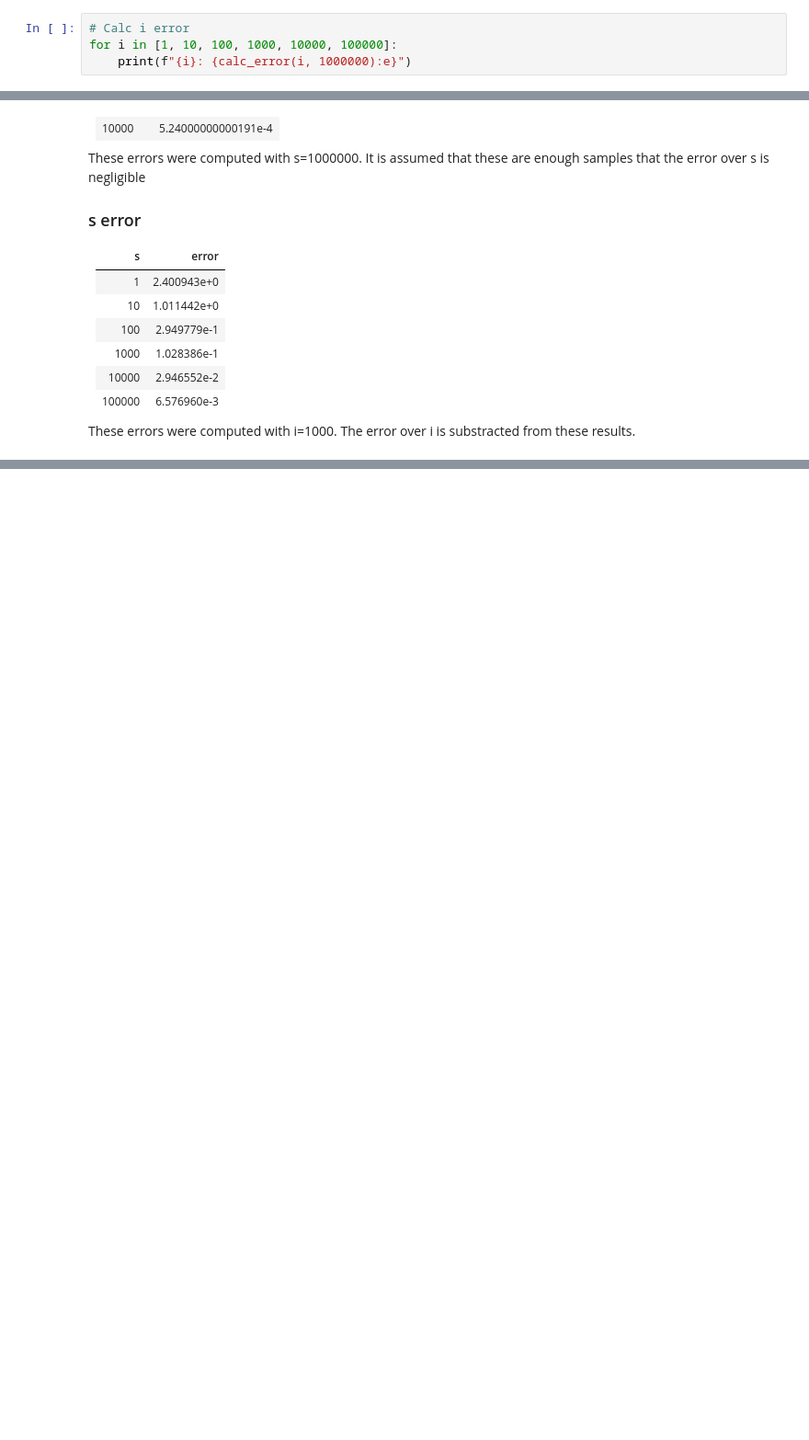
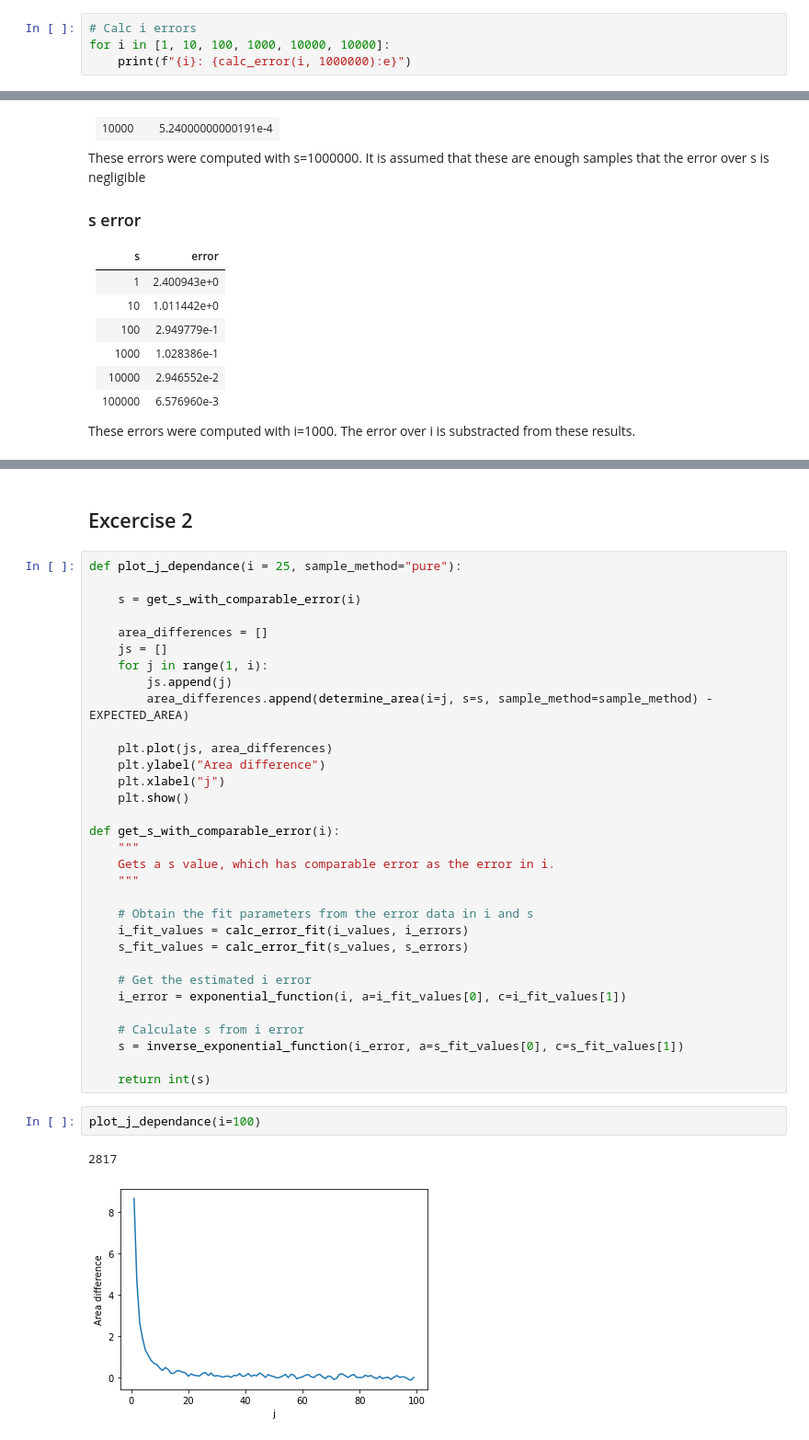
Before and after one commit to PeterVoerman/StochSim, a Jupyter notebook: mandelbrot_nick.ipynb, the cells around one changed output, grey strips where cells are left out. Shown at 92% size. Cells and saved outputs as stored; diff of their text form; blank space fills up the shorter version.

Commit message:
Fixed the function for obtaining a s value with comparable i error

```diff
--- a/mandelbrot_nick.ipynb
+++ b/mandelbrot_nick.ipynb
@@ -283,4 +243,4 @@ plot_i_s_variance(i_list, s_list, nruns=3, log=True)
 # %%
-# Calc i error
-for i in [1, 10, 100, 1000, 10000, 100000]:
+# Calc i errors
+for i in [1, 10, 100, 1000, 10000, 10000]:
     print(f"{i}: {calc_error(i, 1000000):e}")
@@ -384,3 +345,42 @@ plot_error(s_values, s_errors, title="s error", xlabel="s")
 # %% [output]
 [figure]
 [figure]
+# %% [markdown]
+## Excercise 2
+# %%
+def plot_j_dependance(i = 25, sample_method="pure"):
+
+    s = get_s_with_comparable_error(i)
+
+    area_differences = []
+    js = []
+    for j in range(1, i):
+        js.append(j)
+        area_differences.append(determine_area(i=j, s=s, sample_method=sample_method) - EXPECTED_AREA)
+
+    plt.plot(js, area_differences)
+    plt.ylabel("Area difference")
+    plt.xlabel("j")
+    plt.show()
+
+def get_s_with_comparable_error(i):
+    """
+    Gets a s value, which has comparable error as the error in i.
+    """
+
+    # Obtain the fit parameters from the error data in i and s
+    i_fit_values = calc_error_fit(i_values, i_errors)
+    s_fit_values = calc_error_fit(s_values, s_errors)
+
+    # Get the estimated i error
+    i_error = exponential_function(i, a=i_fit_values[0], c=i_fit_values[1])
+
+    # Calculate s from i error
+    s = inverse_exponential_function(i_error, a=s_fit_values[0], c=s_fit_values[1])
+
+    return int(s)
+# %%
+plot_j_dependance(i=100)
+# %% [output]
+2817
+[figure, added]
```
Also changed, not shown: parts of 7 cells of this notebook.
